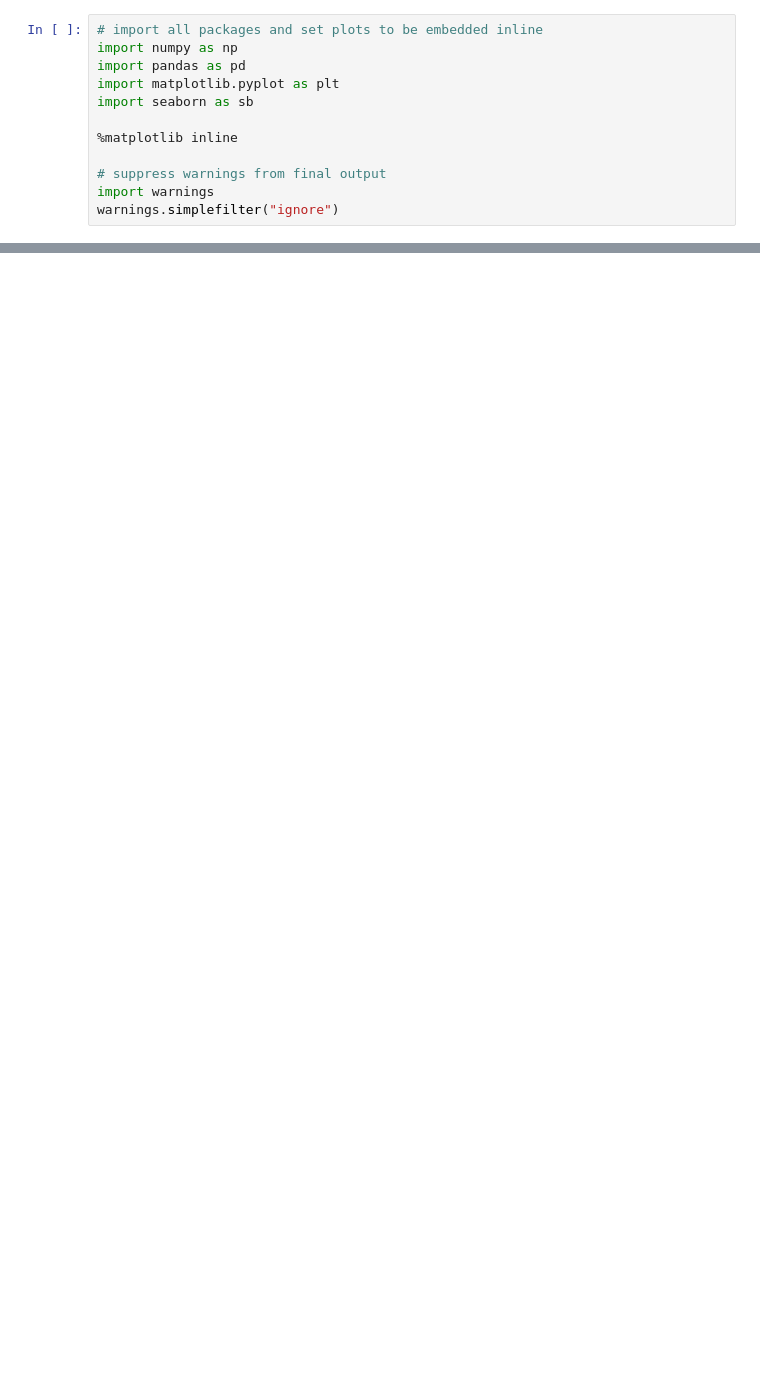
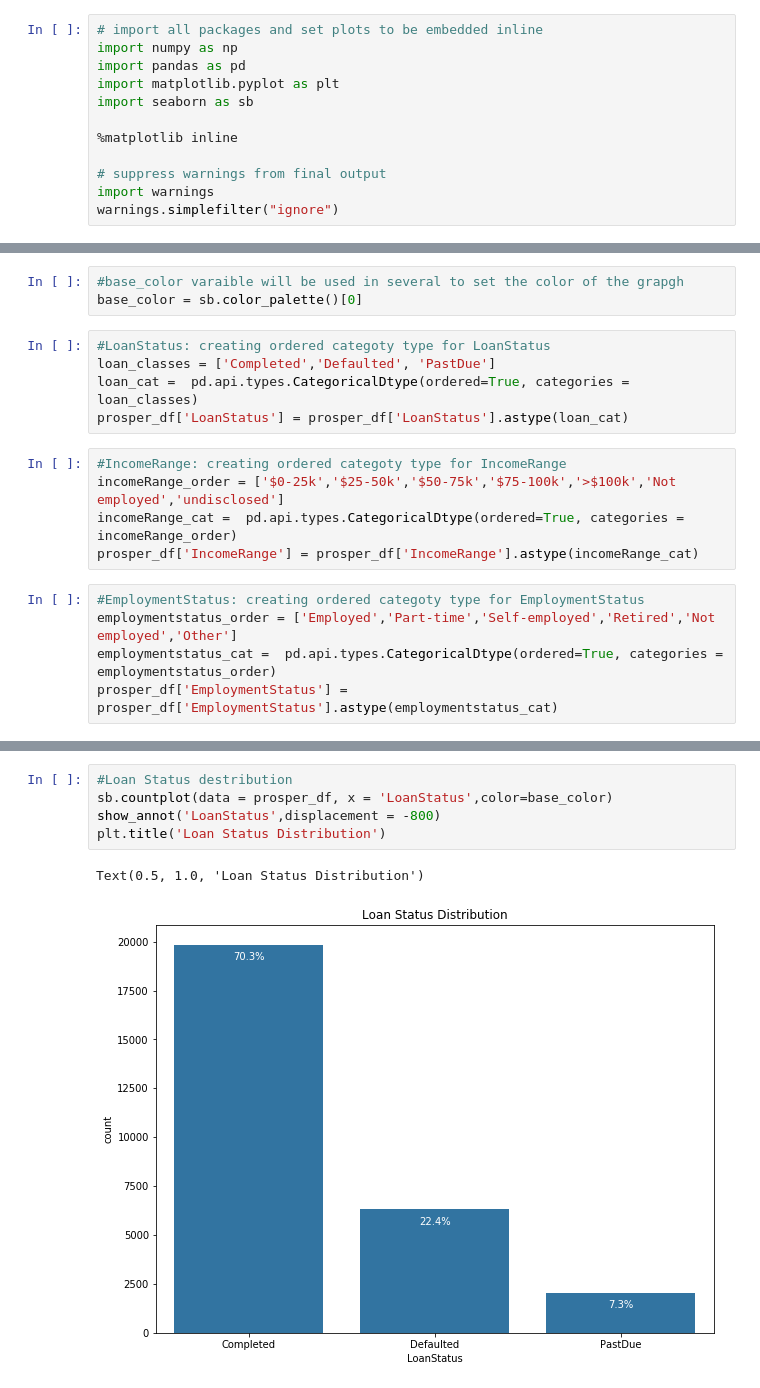
Before and after one commit to yaman-jaghbeer/Communicate-Data-Finding, a Jupyter notebook: slide_deck.ipynb, the cells around one changed output, grey strips where cells are left out. Drawn from its saved outputs; the diff is of its cells as text; blank space fills up the shorter version.

Commit message:
feat: preapring slide show

```diff
--- a/slide_deck.ipynb
+++ b/slide_deck.ipynb
@@ -75,0 +101,18 @@ before you finish your presentation!
+# %%
+#base_color varaible will be used in several to set the color of the grapgh
+base_color = sb.color_palette()[0]
+# %%
+#LoanStatus: creating ordered categoty type for LoanStatus
+loan_classes = ['Completed','Defaulted', 'PastDue']
+loan_cat =  pd.api.types.CategoricalDtype(ordered=True, categories = loan_classes)
+prosper_df['LoanStatus'] = prosper_df['LoanStatus'].astype(loan_cat)
+# %%
+#IncomeRange: creating ordered categoty type for IncomeRange
+incomeRange_order = ['$0-25k','$25-50k','$50-75k','$75-100k','>$100k','Not employed','undisclosed']
+incomeRange_cat =  pd.api.types.CategoricalDtype(ordered=True, categories = incomeRange_order)
+prosper_df['IncomeRange'] = prosper_df['IncomeRange'].astype(incomeRange_cat)
+# %%
+#EmploymentStatus: creating ordered categoty type for EmploymentStatus
+employmentstatus_order = ['Employed','Part-time','Self-employed','Retired','Not employed','Other']
+employmentstatus_cat =  pd.api.types.CategoricalDtype(ordered=True, categories = employmentstatus_order)
+prosper_df['EmploymentStatus'] = prosper_df['EmploymentStatus'].astype(employmentstatus_cat)
@@ -75,0 +133,8 @@ before you finish your presentation!
+# %%
+#Loan Status destribution
+sb.countplot(data = prosper_df, x = 'LoanStatus',color=base_color)
+show_annot('LoanStatus',displacement = -800)
+plt.title('Loan Status Distribution')
+# %% [output]
+Text(0.5, 1.0, 'Loan Status Distribution')
+[figure, added]
```
Also changed, not shown: parts of 43 cells of this notebook, 3 other files.
